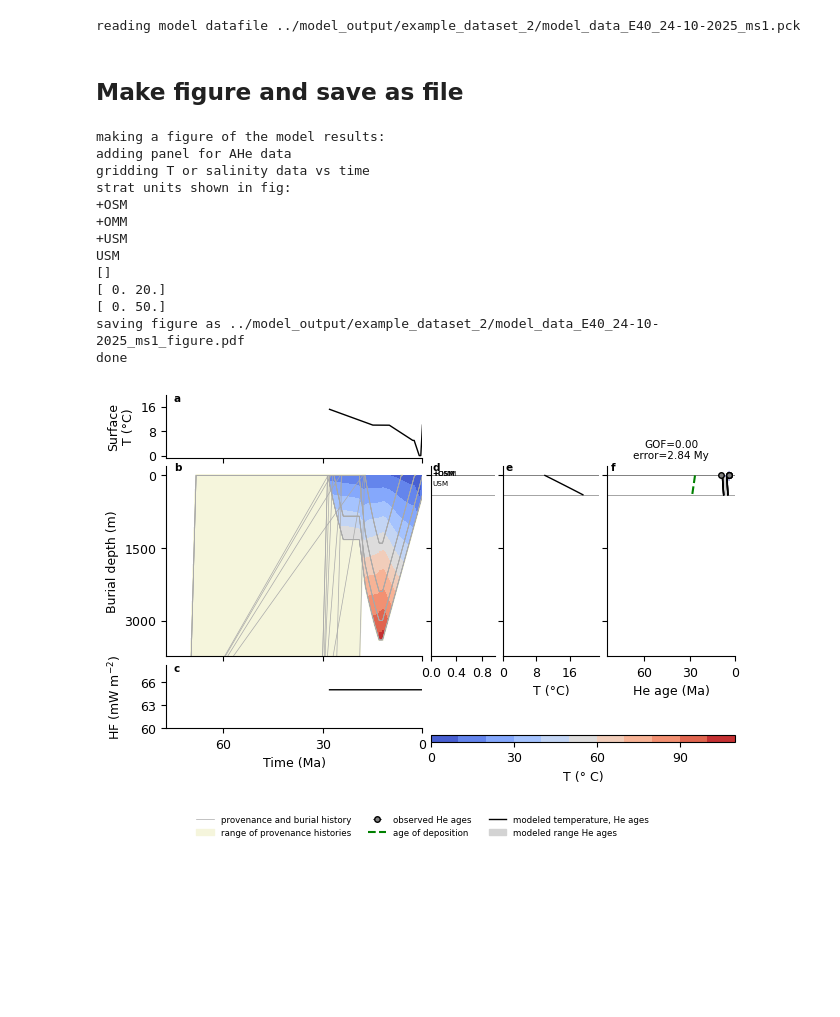
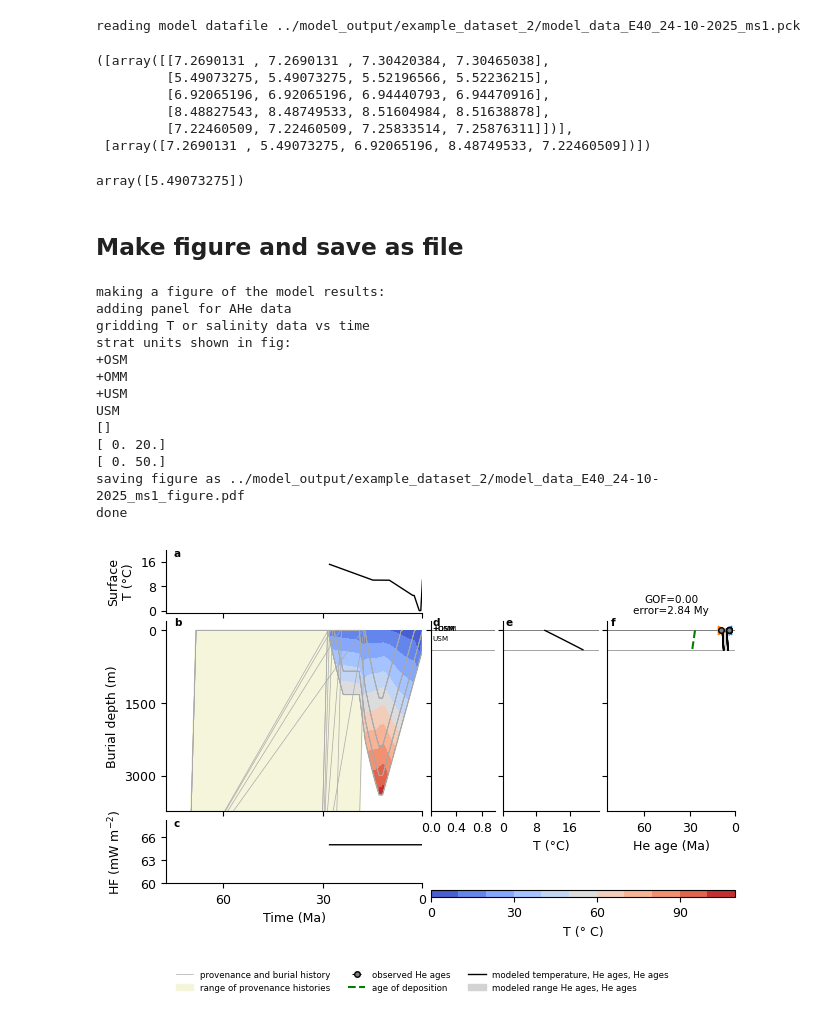
Before and after one commit to abelinsky/pybasin, a Jupyter notebook: notebooks/make_figure.ipynb, the cells around one changed output. Drawn from its saved outputs; the diff is of its cells as text; code cells hidden in the pictures; blank space fills up the shorter version.

Commit message:
added modelled sample age He samples to nb figure

```diff
--- a/notebooks/make_figure.ipynb
+++ b/notebooks/make_figure.ipynb
@@ -82,28 +101,46 @@ reading model datafile ../model_output/example_dataset_2/model_data_E40_24-10-20
+# %%
+modeled_ahe_age_samples, modeled_ahe_age_samples_min
+# %% [output]
+([array([[7.2690131 , 7.2690131 , 7.30420384, 7.30465038],
+         [5.49073275, 5.49073275, 5.52196566, 5.52236215],
+         [6.92065196, 6.92065196, 6.94440793, 6.94470916],
+         [8.48827543, 8.48749533, 8.51604984, 8.51638878],
+         [7.22460509, 7.22460509, 7.25833514, 7.25876311]])],
+ [array([7.2690131 , 5.49073275, 6.92065196, 8.48749533, 7.22460509])])
+# %%
+import numpy as np
+
+np.min(np.array(modeled_ahe_age_samples_min), axis=1)
+# %% [output]
+array([5.49073275])
 # %% [markdown]
 ## Make figure and save as file
 # %%
+import importlib as imp
+imp.reload(pf)
+
 print("making a figure of the model results:")
 fig = pf.model_vs_data_figure(model_run_data_fig, show_provenance_hist=show_provenance_hist, max_age_burial_panel=max_age_burial_panel, show_strat_column=show_strat_column, add_legend=add_legend,
                               max_age_thermochron_panel=max_age_thermochron_panel)
 
 fn_out = model_file[:-4] + f"_figure.{fig_type}"
 
 print(f"saving figure as {fn_out}")
 fig.savefig(fn_out, dpi=300)
 
 print("done")
 # %% [output]
 making a figure of the model results:
 adding panel for AHe data
 gridding T or salinity data vs time
 strat units shown in fig:
 +OSM
 +OMM
 +USM
 USM
 []
 [ 0. 20.]
 [ 0. 50.]
 saving figure as ../model_output/example_dataset_2/model_data_E40_24-10-2025_ms1_figure.pdf
 done
-[figure, old version]
+[figure, new version]
```
Also changed, not shown: parts of 2 cells of this notebook, 1 other file.
